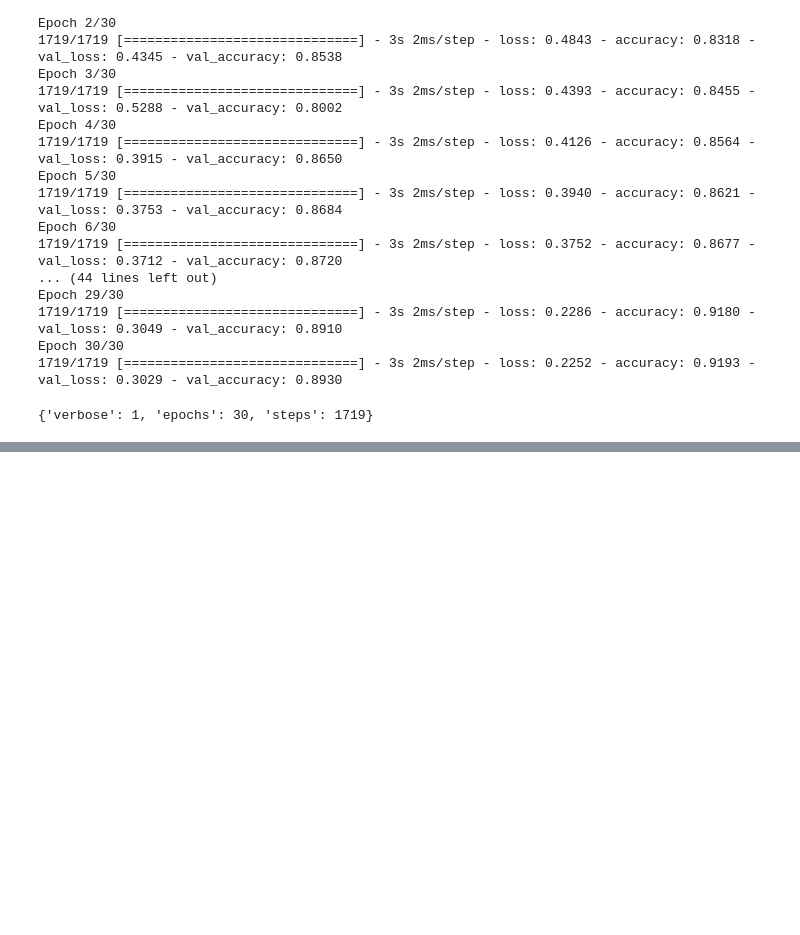
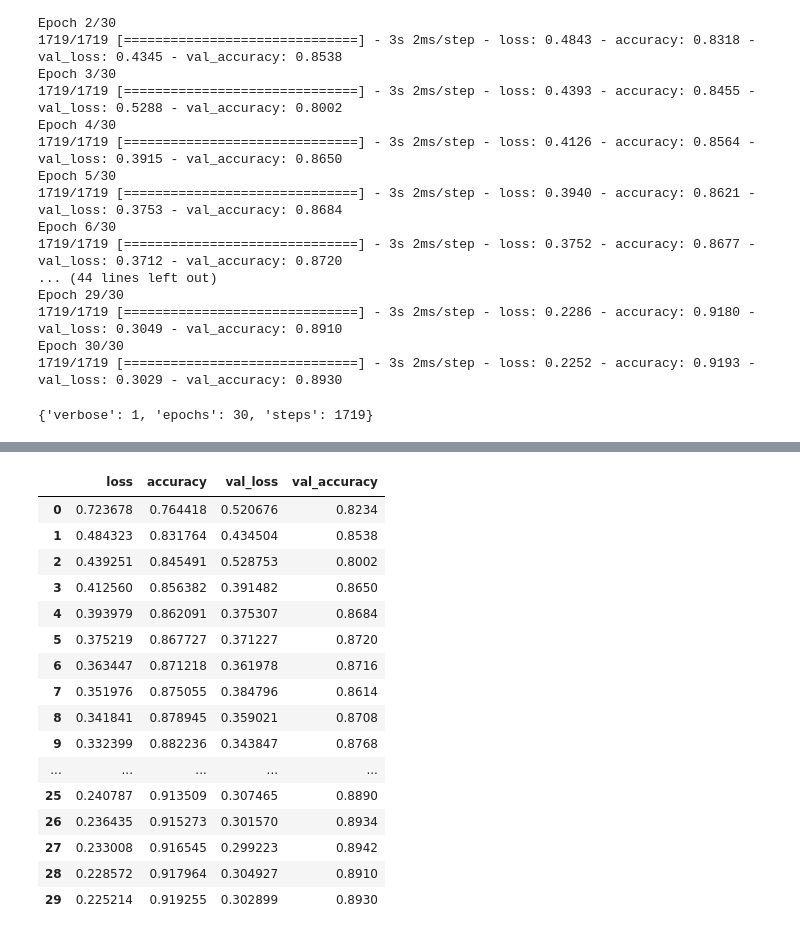
Before and after one commit to hopezh/learn_hands_on_ML_v2, a Jupyter notebook: ch10_intro_neural_network.ipynb, the cells around one changed output, grey strips where cells are left out. Drawn from its saved outputs; the diff is of its cells as text; code cells hidden in the pictures; blank space fills up the shorter version.

```diff
--- a/ch10_intro_neural_network.ipynb
+++ b/ch10_intro_neural_network.ipynb
@@ -408,0 +428,21 @@ history.params
+# %%
+df = pd.DataFrame(history.history)
+df
+# %% [output]
+|  | loss | accuracy | val_loss | val_accuracy |
+| 0 | 0.723678 | 0.764418 | 0.520676 | 0.8234 |
+| 1 | 0.484323 | 0.831764 | 0.434504 | 0.8538 |
+| 2 | 0.439251 | 0.845491 | 0.528753 | 0.8002 |
+| 3 | 0.412560 | 0.856382 | 0.391482 | 0.8650 |
+| 4 | 0.393979 | 0.862091 | 0.375307 | 0.8684 |
+| 5 | 0.375219 | 0.867727 | 0.371227 | 0.8720 |
+| 6 | 0.363447 | 0.871218 | 0.361978 | 0.8716 |
+| 7 | 0.351976 | 0.875055 | 0.384796 | 0.8614 |
+| 8 | 0.341841 | 0.878945 | 0.359021 | 0.8708 |
+| 9 | 0.332399 | 0.882236 | 0.343847 | 0.8768 |
+| ... | ... | ... | ... | ... |
+| 25 | 0.240787 | 0.913509 | 0.307465 | 0.8890 |
+| 26 | 0.236435 | 0.915273 | 0.301570 | 0.8934 |
+| 27 | 0.233008 | 0.916545 | 0.299223 | 0.8942 |
+| 28 | 0.228572 | 0.917964 | 0.304927 | 0.8910 |
+| 29 | 0.225214 | 0.919255 | 0.302899 | 0.8930 |
```
Also changed, not shown: parts of 6 cells of this notebook, 1 other file.
